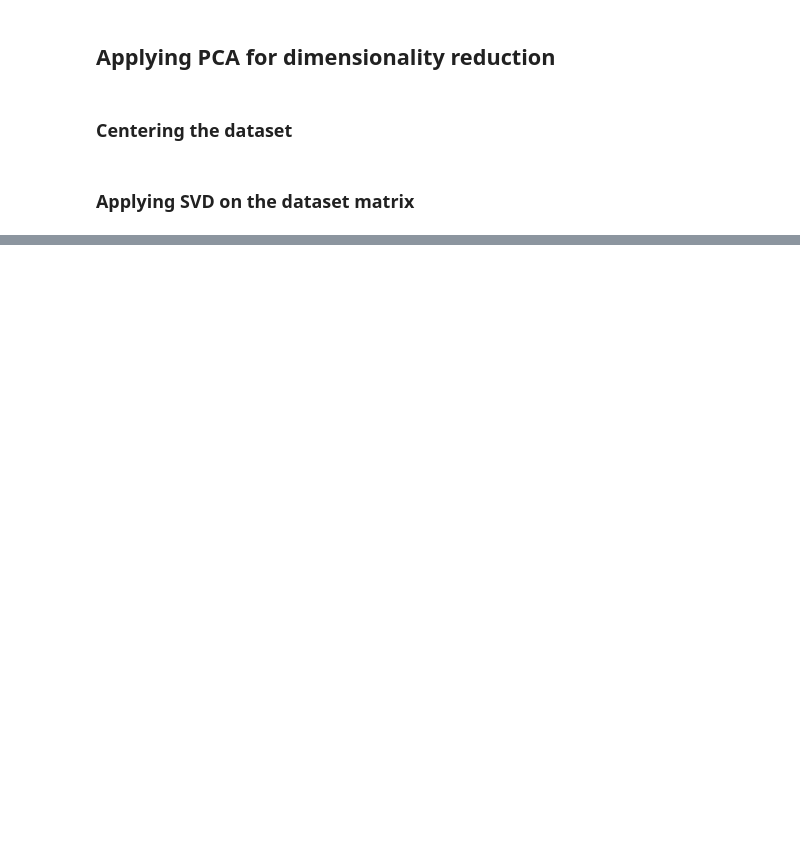
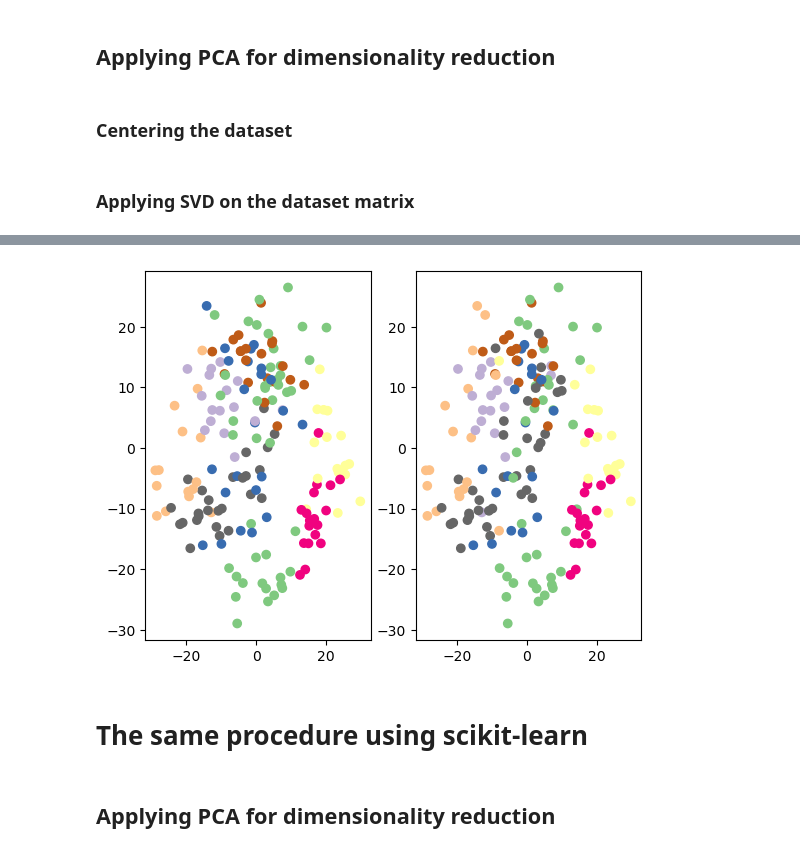
Before and after one commit to rubenciranni/MachineLearningNotebooks, a Jupyter notebook: K-means.ipynb, the cells around one changed output, grey strips where cells are left out. Saved outputs shown, nothing was run; the diff lists cells and outputs as text; code cells hidden in the pictures; blank space fills up the shorter version.

Commit message:
Completed k-means notebook

```diff
--- a/K-means.ipynb
+++ b/K-means.ipynb
@@ -78,0 +148,4 @@ X_train, X_test, y_train, y_test = train_test_split(digits.data,digits.target, t
+# %%
+ctd_data = test_data - test_data.mean(axis=0).reshape(1,-1)
+# %%
+low_dimensional_data = ctd_data @ v_reduced
@@ -78,0 +154,2 @@ X_train, X_test, y_train, y_test = train_test_split(digits.data,digits.target, t
+# %%
+prediction = np.take(label_to_number, kmeans.predict(low_dimensional_data))
@@ -78,0 +162,13 @@ X_train, X_test, y_train, y_test = train_test_split(digits.data,digits.target, t
+# %%
+v_to_2d = vh.T[:,:2]
+data_2d = ctd_data @ v_to_2d
+# %%
+fig, axs = plt.subplots(1, 2)
+
+axs[0].scatter(*data_2d.T, c=prediction, cmap="Accent")
+axs[1].scatter(*data_2d.T, c=test_target, cmap="Accent")
+plt.show()
+# %% [output]
+[figure, added]
+# %% [markdown]
+# The same procedure using scikit-learn
@@ -78,0 +178,2 @@ X_train, X_test, y_train, y_test = train_test_split(digits.data,digits.target, t
+# %% [markdown]
+## Applying PCA for dimensionality reduction
```
Also changed, not shown: parts of 44 cells of this notebook.
